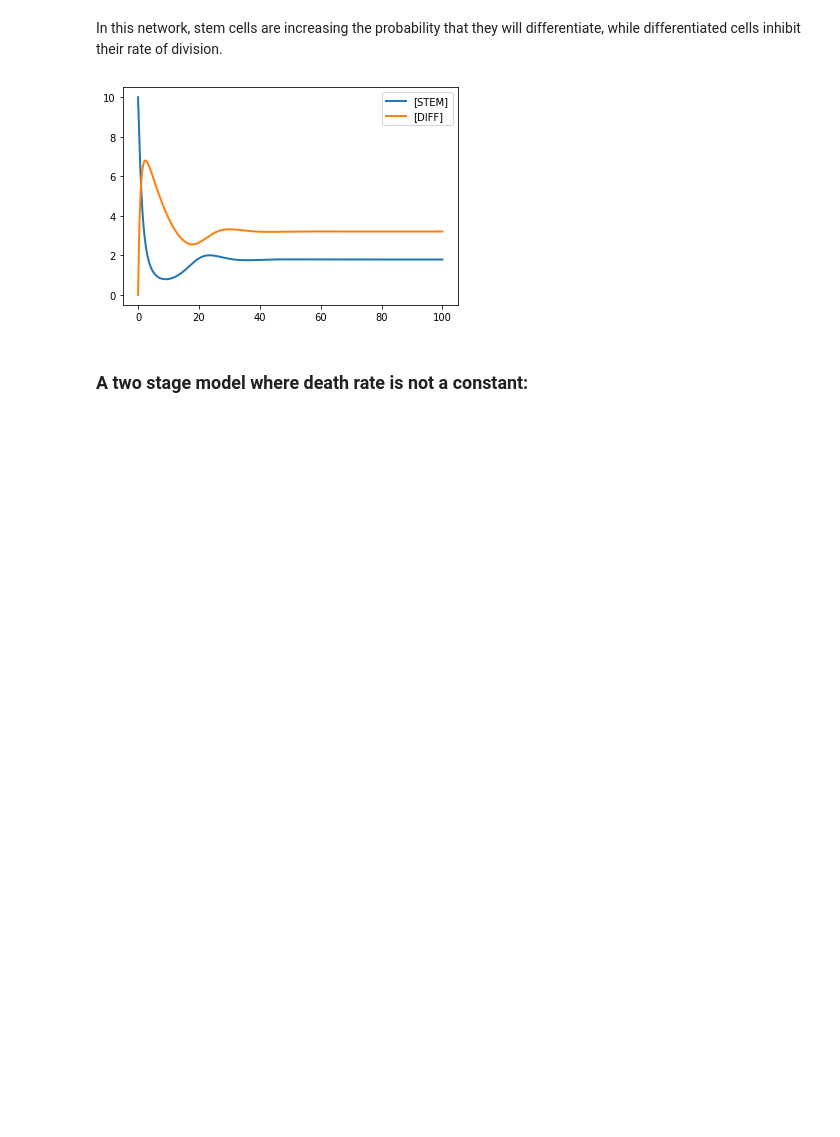
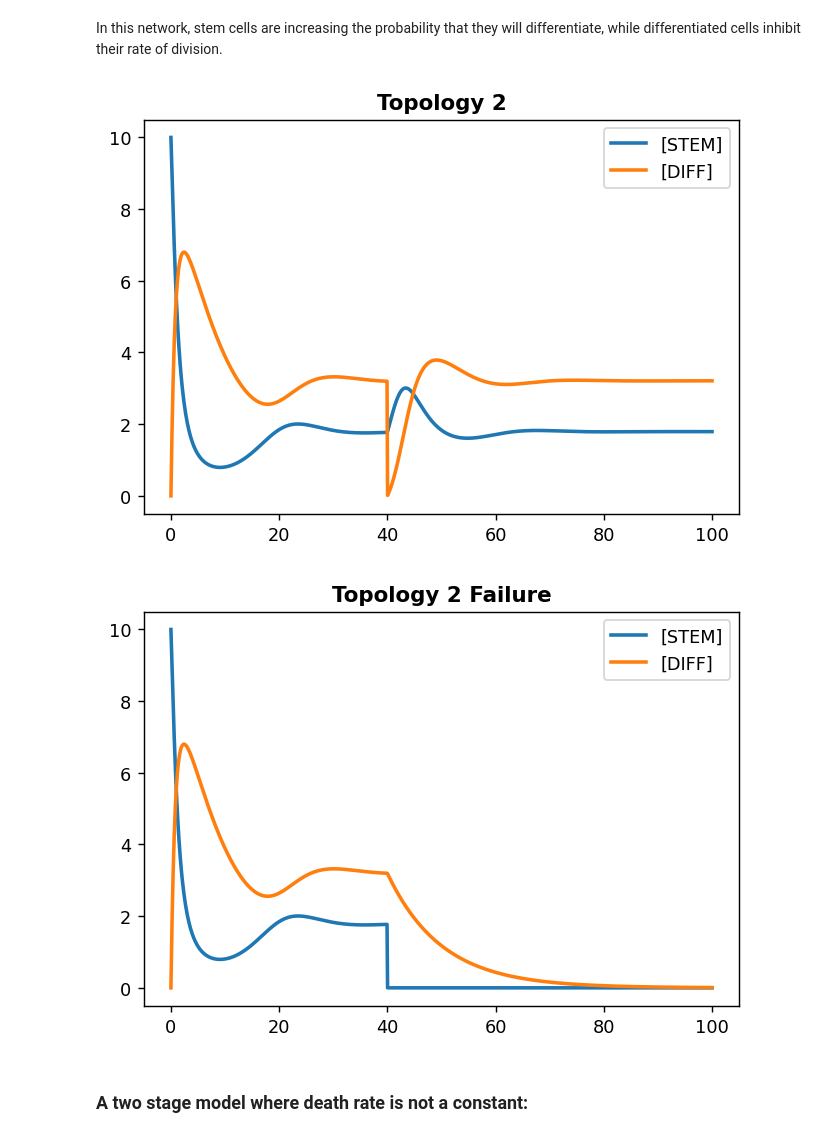
Before and after one commit to GJSeverino/Cell-Lineages, a Jupyter notebook: Nanohub_project.ipynb, the cells around one changed output. Saved outputs shown, nothing was run; the diff lists cells and outputs as text; code cells hidden in the pictures; blank space fills up the shorter version.

```diff
--- a/Nanohub_project.ipynb
+++ b/Nanohub_project.ipynb
@@ -294,8 +290,16 @@ DoubleInhib = twoCompartmentModel(
   Control=[inhib['komarova']('STEM','5'), inhib['komarova']('DIFF','5'), '1'],
   Events=['at time > 40: DIFF = 0;'])
 
+DoubleInhibFailure = twoCompartmentModel(
+  STEM='10', DIFF='0',
+  L='1',P='1',D='0.1',
+  Control=[inhib['komarova']('STEM','5'), inhib['komarova']('DIFF','5'), '1'],
+  Events=['at time > 40: STEM = 0;'])
 
 r = te.loada(DoubleInhib)
-s = r.simulate(0, 100, 1000, ['time', 'STEM', 'DIFF']) #','ES_2S','ES_D','ED_D'])
-r.plot(s)
+s = r.simulate(0, 100, 1000)
+r.plot(s, xlabel='Time', ylabel='Population', title= 'Topology 1' )
+r = te.loada(DoubleInhibFailure)
+s = r.simulate(0, 100, 1000)
+r.plot(s, xlabel='Time', ylabel='Population', title= 'Topology 1 Failure' )
 # %% [output]
@@ -307,14 +314,24 @@ In this network, stem cells are increasing the probability that they will differ
 # %%
 InhibExcite = twoCompartmentModel(
   STEM='10', DIFF='0',
   L='0.5',P='0.5',D='0.1',
   Control=[inhib['komarova']('DIFF','5'), excite['komarova']('STEM','5'), '1'],
-  Events=[])
+  Events=['at time> 40: DIFF = 0;'])
+InhibExciteFail = twoCompartmentModel(
+  STEM='10', DIFF='0',
+  L='0.5',P='0.5',D='0.1',
+  Control=[inhib['komarova']('DIFF','5'), excite['komarova']('STEM','5'), '1'],
+  Events=['at time> 40: STEM = 0;'])
+
 r = te.loada(InhibExcite)
 s = r.simulate(0, 100, 1000)
-r.plot(s)
+r.plot(s, xlabel='Time', ylabel='Population', title= 'Topology 2' )
+r = te.loada(InhibExciteFail)
+s = r.simulate(0, 100, 1000)
+r.plot(s, xlabel='Time', ylabel='Population', title= 'Topology 2 Failure' )
 # %% [output]
-[figure, old version]
+[figure, new version]
+[figure, added]
 # %% [markdown]
 ### A two stage model where death rate is not a constant:
 # %% [markdown]
```
Also changed, not shown: parts of 20 cells of this notebook.
